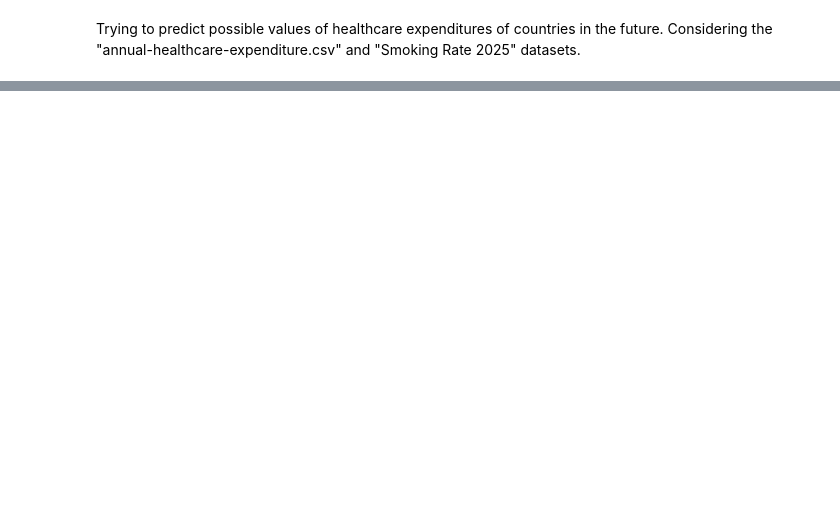
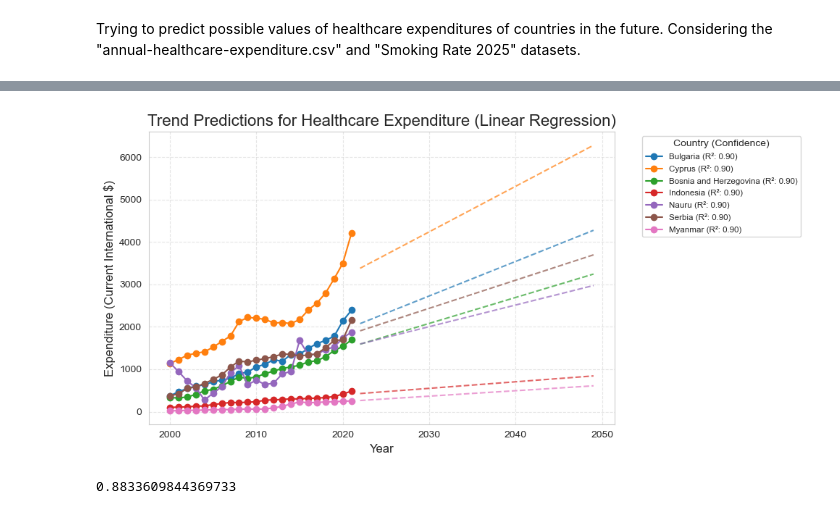
Before and after one commit to edademirci/DSA210-Term-Project, a Jupyter notebook: smoking_pr_code.ipynb, the cells around one changed output, grey strips where cells are left out. Drawn from its saved outputs; the diff is of its cells as text; code cells hidden in the pictures; blank space fills up the shorter version.

```diff
--- a/smoking_pr_code.ipynb
+++ b/smoking_pr_code.ipynb
@@ -689,0 +694,50 @@ df_predictions.to_csv('healthcare_expenditure_predictions.csv', index=False)
+# %%
+#Continuing with the dataset I have already cleaned at the begining
+df_trends.dropna()
+
+future_years = np.array(range(2022, 2050)).reshape(-1, 1)
+predictions_list = []
+
+plt.figure(figsize=(10, 5))
+
+# For each country, training a model and predicting
+for country in selected_countries:
+    country_data = df_trends[df_trends['country'] == country]
+    if country_data.empty: continue
+
+    X = country_data[['Year']].values
+    y = country_data['current healthcare expenditure'].values
+
+    model = LinearRegression()
+    model.fit(X, y)
+
+    y_pred_train = model.predict(X)
+    r2_expenditure = r2_score(y, y_pred_train)
+
+    y_pred = model.predict(future_years)
+    # Historical data
+    line = plt.plot(country_data['Year'], country_data['current healthcare expenditure'],
+                    marker='o', label=f'{country} (R²: {r2:.2f})')
+    color = line[0].get_color()
+    # Plot predictions
+    plt.plot(range(2022, 2050), y_pred, linestyle='--', color=color, alpha=0.7)
+
+    for yr, val in zip(range(2022, 2050), y_pred):
+        predictions_list.append({'country': country, 'Year': yr, 'predicted_expenditure': val, 'r2_score': r2})
+
+plt.title('Trend Predictions for Healthcare Expenditure (Linear Regression)', fontsize=16)
+plt.xlabel('Year', fontsize=12)
+plt.ylabel('Expenditure (Current International $)', fontsize=12)
+plt.grid(True, linestyle='--', alpha=0.5)
+plt.legend(title='Country (Confidence)', bbox_to_anchor=(1.05, 1), loc='upper left', fontsize='small')
+plt.tight_layout()
+plt.show()
+
+df_predictions = pd.DataFrame(predictions_list)
+df_predictions.to_csv('healthcare_expenditure_predictions.csv', index=False)
+# %% [output]
+[figure, added]
+# %%
+r2_expenditure
+# %% [output]
+0.8833609844369733
```
Also changed, not shown: parts of 17 cells of this notebook, 2 other files.
